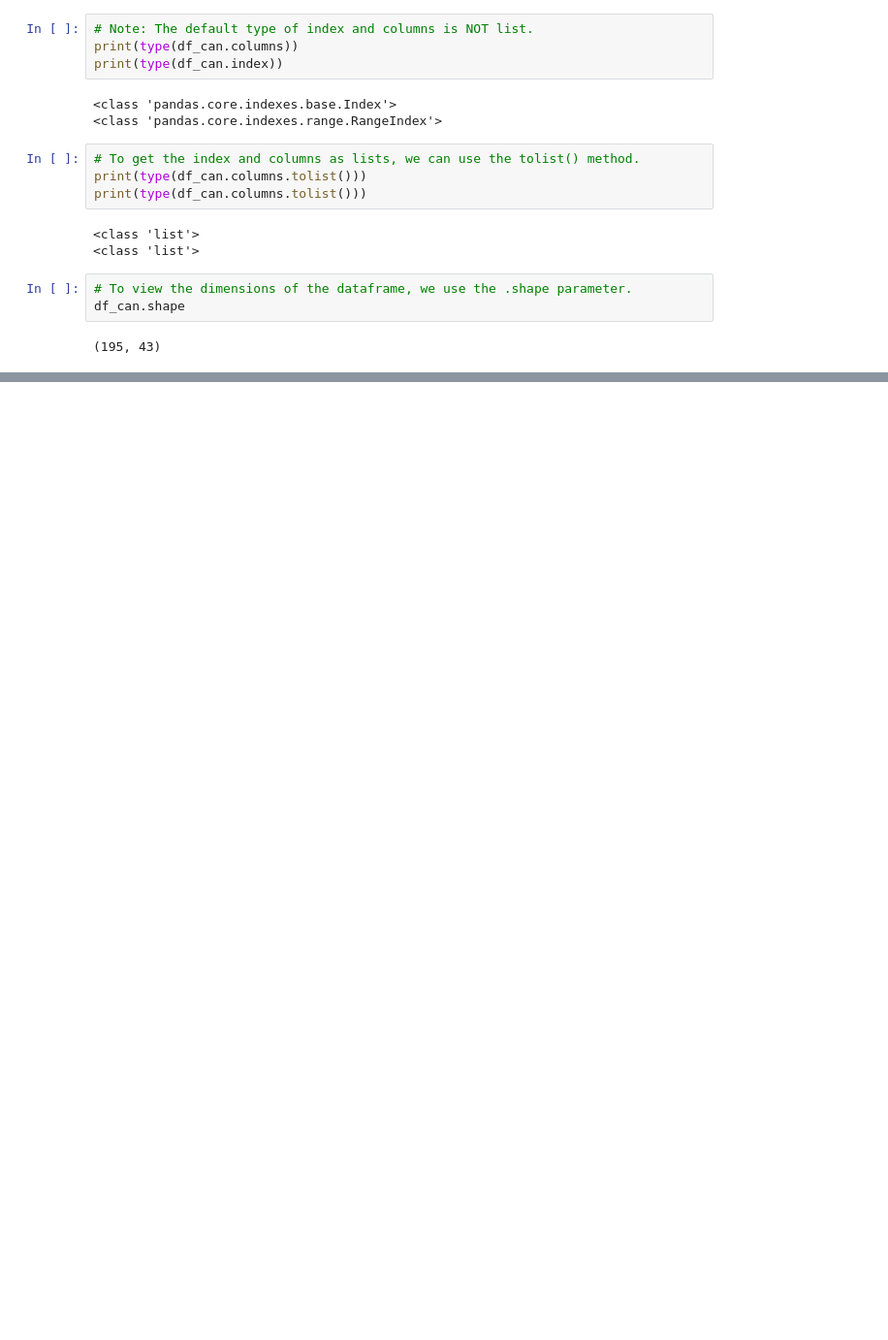
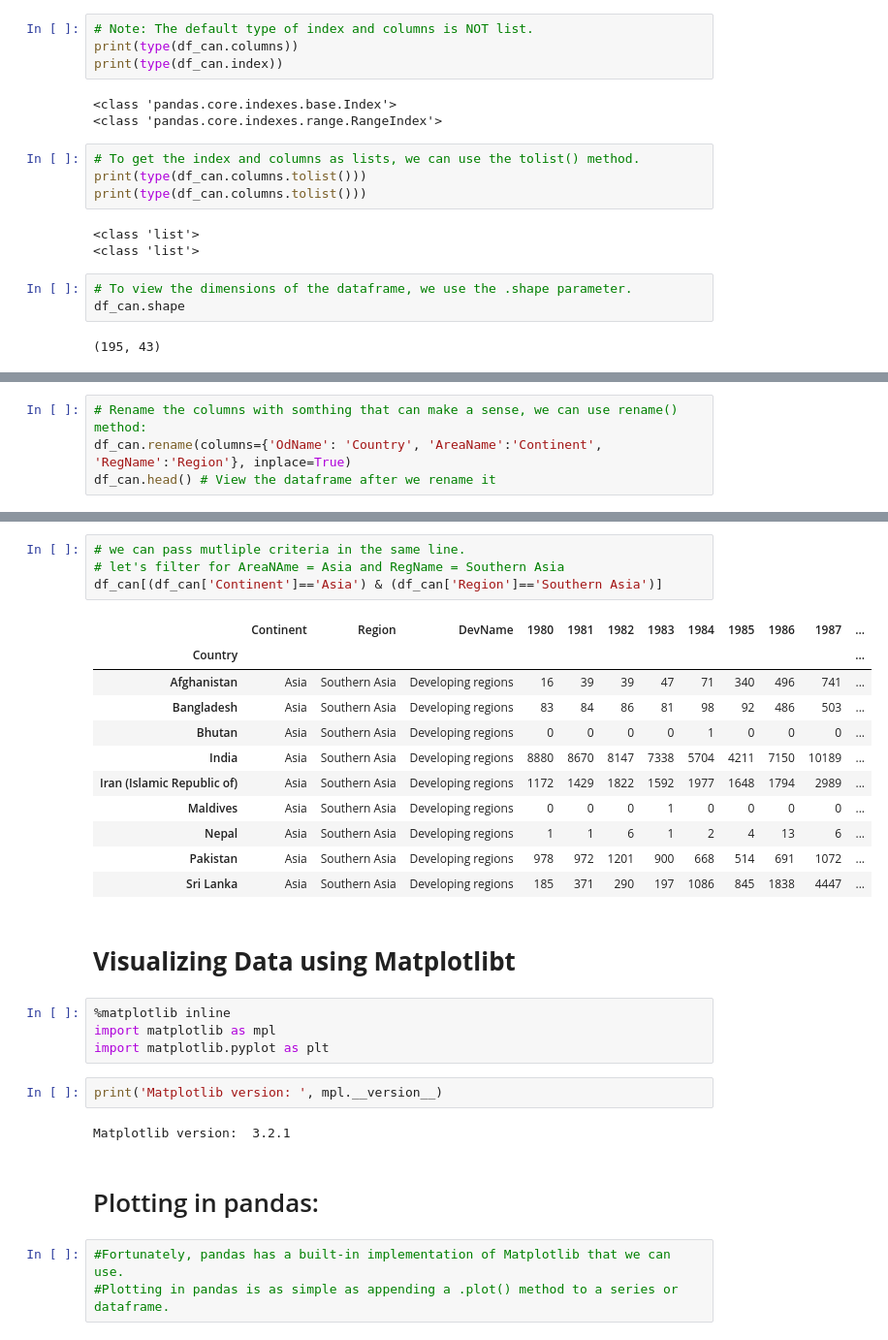
Before and after one commit to mohmaed7777/Data-Visualization-with-Python, a Jupyter notebook: Intro_to_Matplotlib_101.ipynb, the cells around one changed output, grey strips where cells are left out. Shown: that part at 97% size. Saved outputs shown, nothing was run; the diff lists cells and outputs as text; blank space fills up the shorter version.

```diff
--- a/Intro_to_Matplotlib_101.ipynb
+++ b/Intro_to_Matplotlib_101.ipynb
@@ -110,0 +124,4 @@ df_can.shape
+# %%
+# Rename the columns with somthing that can make a sense, we can use rename() method:
+df_can.rename(columns={'OdName': 'Country', 'AreaName':'Continent', 'RegName':'Region'}, inplace=True)
+df_can.head() # View the dataframe after we rename it
@@ -110,0 +304,31 @@ df_can.shape
+# %%
+# we can pass mutliple criteria in the same line.
+# let's filter for AreaNAme = Asia and RegName = Southern Asia
+df_can[(df_can['Continent']=='Asia') & (df_can['Region']=='Southern Asia')]
+# %% [output]
+|  | Continent | Region | DevName | 1980 | 1981 | 1982 | 1983 | 1984 | 1985 | 1986 | 1987 | ... |
+| Country |  |  |  |  |  |  |  |  |  |  |  | ... |
+| Afghanistan | Asia | Southern Asia | Developing regions | 16 | 39 | 39 | 47 | 71 | 340 | 496 | 741 | ... |
+| Bangladesh | Asia | Southern Asia | Developing regions | 83 | 84 | 86 | 81 | 98 | 92 | 486 | 503 | ... |
+| Bhutan | Asia | Southern Asia | Developing regions | 0 | 0 | 0 | 0 | 1 | 0 | 0 | 0 | ... |
+| India | Asia | Southern Asia | Developing regions | 8880 | 8670 | 8147 | 7338 | 5704 | 4211 | 7150 | 10189 | ... |
+| Iran (Islamic Republic of) | Asia | Southern Asia | Developing regions | 1172 | 1429 | 1822 | 1592 | 1977 | 1648 | 1794 | 2989 | ... |
+| Maldives | Asia | Southern Asia | Developing regions | 0 | 0 | 0 | 1 | 0 | 0 | 0 | 0 | ... |
+| Nepal | Asia | Southern Asia | Developing regions | 1 | 1 | 6 | 1 | 2 | 4 | 13 | 6 | ... |
+| Pakistan | Asia | Southern Asia | Developing regions | 978 | 972 | 1201 | 900 | 668 | 514 | 691 | 1072 | ... |
+| Sri Lanka | Asia | Southern Asia | Developing regions | 185 | 371 | 290 | 197 | 1086 | 845 | 1838 | 4447 | ... |
+# %% [markdown]
+# **Visualizing Data using Matplotlibt**
+# %%
+%matplotlib inline
+import matplotlib as mpl
+import matplotlib.pyplot as plt
+# %%
+print('Matplotlib version: ', mpl.__version__)
+# %% [output]
+Matplotlib version:  3.2.1
+# %% [markdown]
+#  Plotting in pandas:
+# %%
+#Fortunately, pandas has a built-in implementation of Matplotlib that we can use.
+#Plotting in pandas is as simple as appending a .plot() method to a series or dataframe.
```
Also changed, not shown: parts of 18 cells of this notebook.
